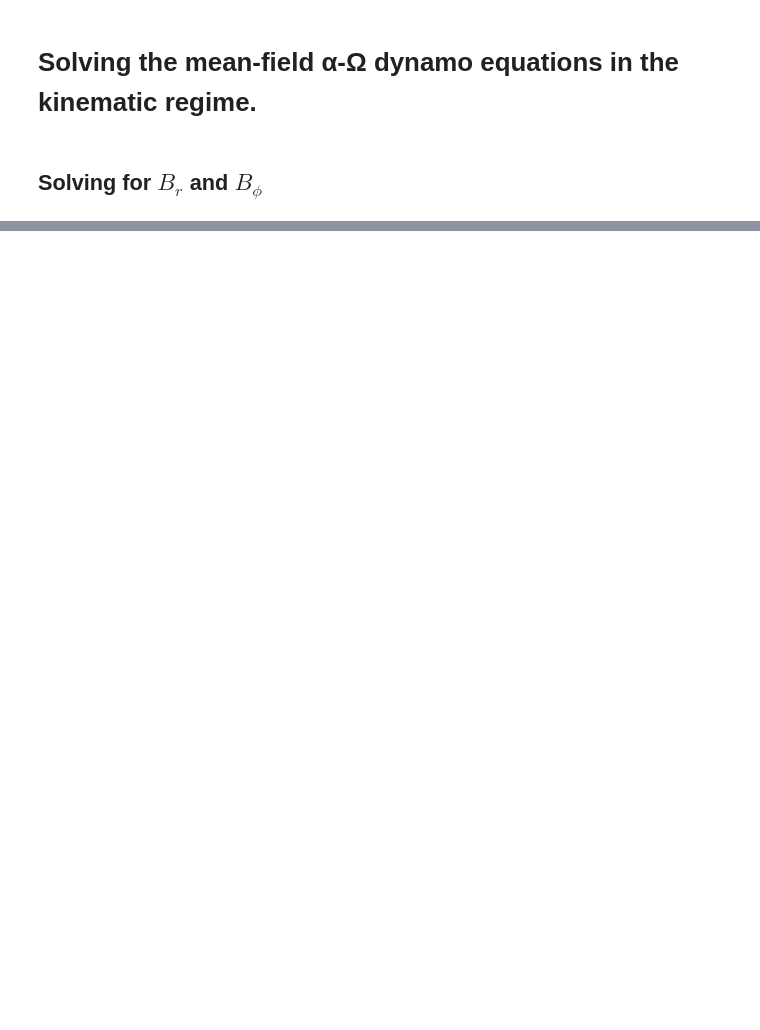
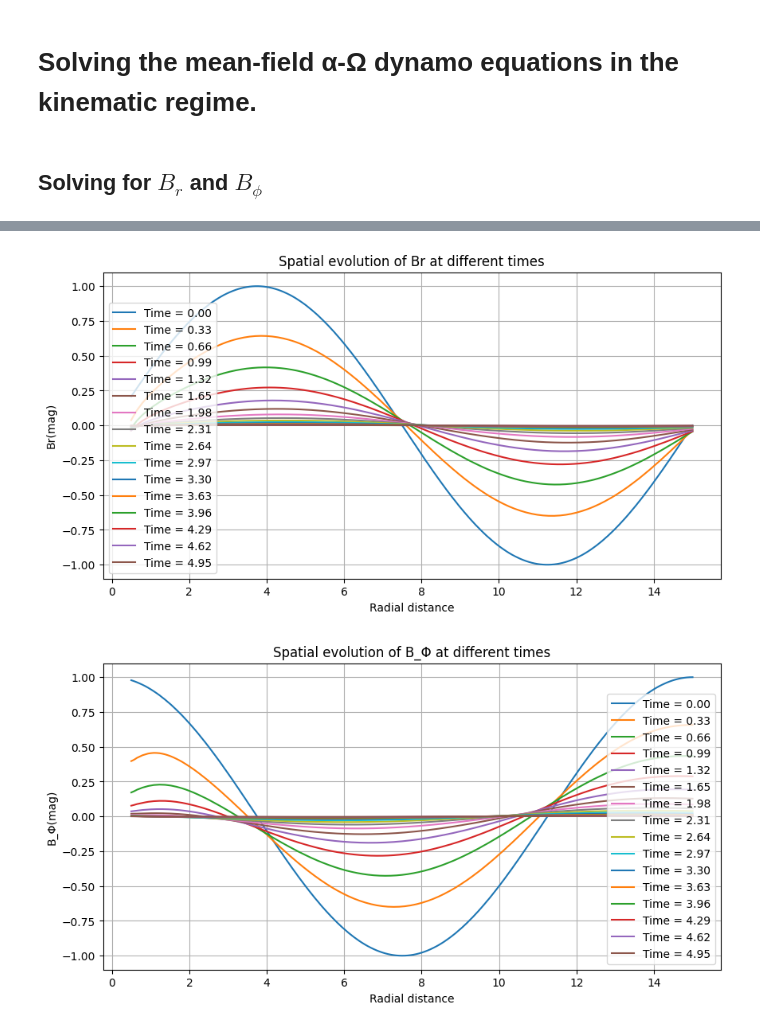
Before and after one commit to UpasanaaD/MHD_ComputationalProject, a Jupyter notebook: _sources/Task 2.ipynb, the cells around one changed output, grey strips where cells are left out. Saved outputs shown, nothing was run; the diff lists cells and outputs as text; code cells hidden in the pictures; blank space fills up the shorter version.

```diff
--- a/_sources/Task 2.ipynb
+++ b/_sources/Task 2.ipynb
@@ -54,0 +114,25 @@ B_phi = np.cos((2 * np.pi * R)/R_max)
+# %%
+#Spatial evolution at certain times
+plt.figure(figsize=(10, 5))
+for t in range(0, Nt + 1, Nt // 15):
+    plt.plot(R, Br_evolution[t, :], label=f'Time = {t * dt:.2f}')
+plt.ylabel("Br(mag)")
+plt.xlabel("Radial distance")
+plt.title("Spatial evolution of Br at different times")
+plt.legend()
+plt.grid()
+plt.show()
+
+#Spatial evolution at certain times
+plt.figure(figsize=(10, 5))
+for t in range(0, Nt + 1, Nt // 15):
+    plt.plot(R, B_phi_evolution[t, :], label=f'Time = {t * dt:.2f}')
+plt.ylabel("B_Φ(mag)")
+plt.xlabel("Radial distance")
+plt.title("Spatial evolution of B_Φ at different times")
+plt.legend()
+plt.grid()
+plt.show()
+# %% [output]
+[figure, added]
+[figure, added]
```
Also changed, not shown: parts of 6 cells of this notebook, 13 other files.
